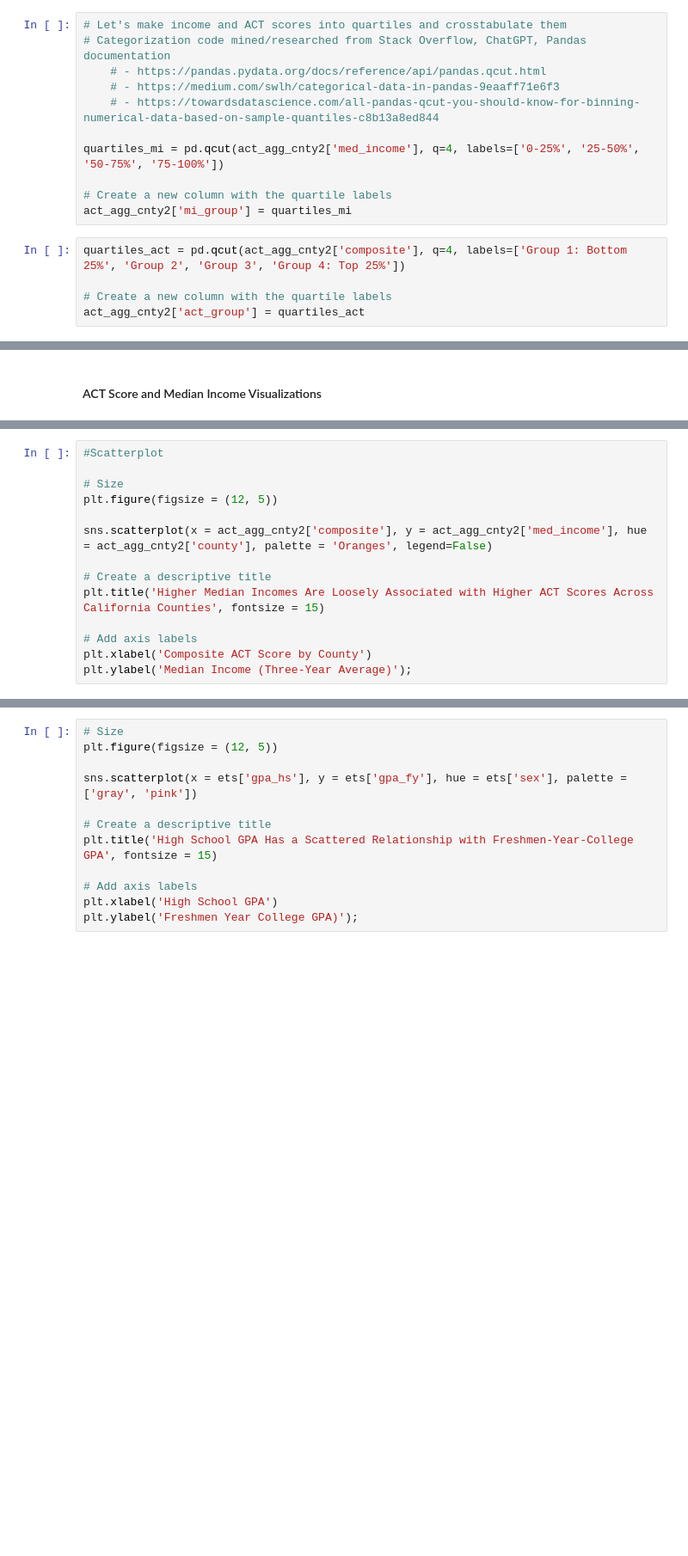
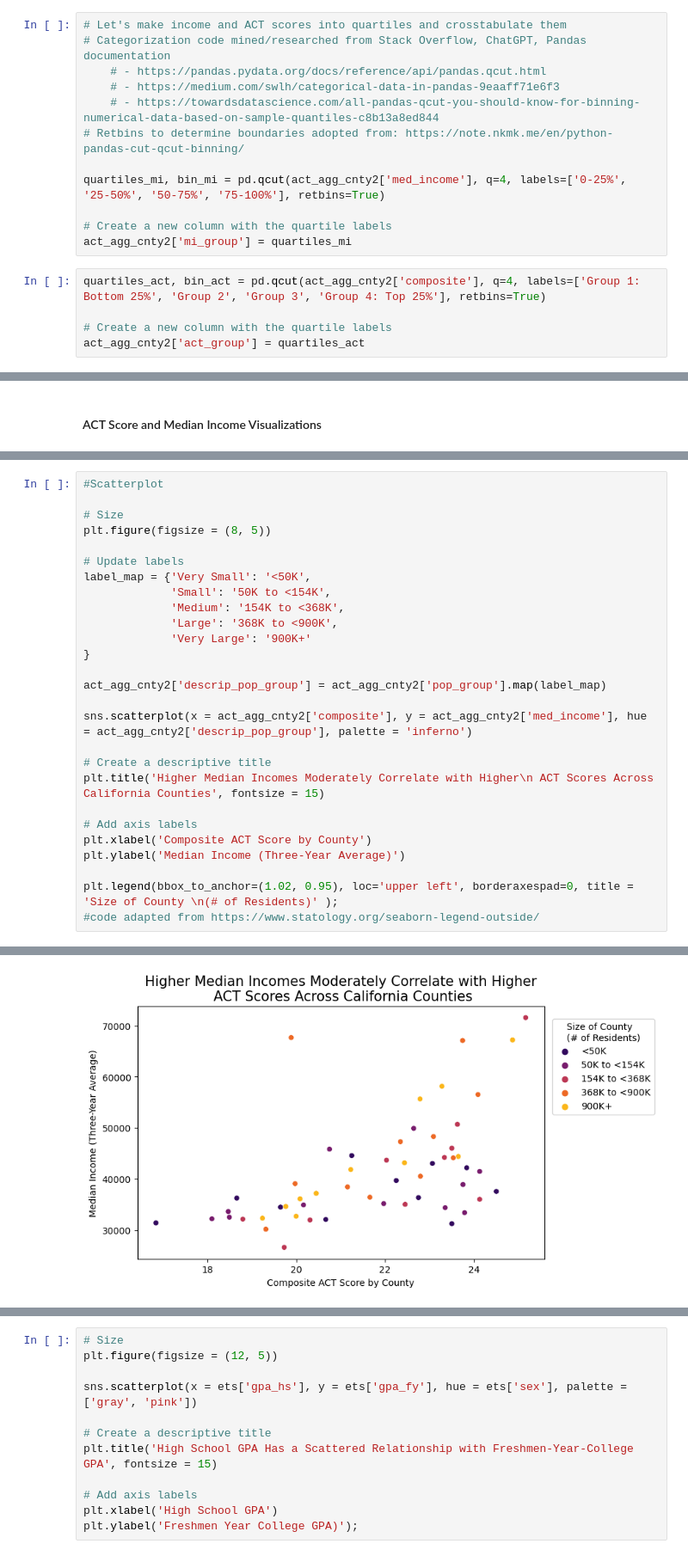
Before and after one commit to farahmalik11/project-1, a Jupyter notebook: code/starter-code.ipynb, the cells around one changed output, grey strips where cells are left out. Shown at 86% size. Saved outputs shown, nothing was run; the diff lists cells and outputs as text; blank space fills up the shorter version.

```diff
--- a/code/starter-code.ipynb
+++ b/code/starter-code.ipynb
@@ -1589,13 +1589,14 @@ act_agg_cnty2.loc[:,["county","composite"]].sort_values(['composite'], ascending
     # - https://pandas.pydata.org/docs/reference/api/pandas.qcut.html
     # - https://medium.com/swlh/categorical-data-in-pandas-9eaaff71e6f3
     # - https://towardsdatascience.com/all-pandas-qcut-you-should-know-for-binning-numerical-data-based-on-sample-quantiles-c8b13a8ed844
+# Retbins to determine boundaries adopted from: https://note.nkmk.me/en/python-pandas-cut-qcut-binning/
 
-quartiles_mi = pd.qcut(act_agg_cnty2['med_income'], q=4, labels=['0-25%', '25-50%', '50-75%', '75-100%'])
+quartiles_mi, bin_mi = pd.qcut(act_agg_cnty2['med_income'], q=4, labels=['0-25%', '25-50%', '50-75%', '75-100%'], retbins=True)
 
 # Create a new column with the quartile labels
 act_agg_cnty2['mi_group'] = quartiles_mi
 # %%
-quartiles_act = pd.qcut(act_agg_cnty2['composite'], q=4, labels=['Group 1: Bottom 25%', 'Group 2', 'Group 3', 'Group 4: Top 25%'])
+quartiles_act, bin_act = pd.qcut(act_agg_cnty2['composite'], q=4, labels=['Group 1: Bottom 25%', 'Group 2', 'Group 3', 'Group 4: Top 25%'], retbins=True)
 
 # Create a new column with the quartile labels
 act_agg_cnty2['act_group'] = quartiles_act
@@ -1877,14 +1944,27 @@ act_agg_cnty2.head()
 #Scatterplot
 
 # Size
-plt.figure(figsize = (12, 5))
+plt.figure(figsize = (8, 5))
 
-sns.scatterplot(x = act_agg_cnty2['composite'], y = act_agg_cnty2['med_income'], hue = act_agg_cnty2['county'], palette = 'Oranges', legend=False)
+# Update labels
+label_map = {'Very Small': '<50K',
+             'Small': '50K to <154K',
+             'Medium': '154K to <368K',
+             'Large': '368K to <900K',
+             'Very Large': '900K+'
+}
+
+act_agg_cnty2['descrip_pop_group'] = act_agg_cnty2['pop_group'].map(label_map)
+
+sns.scatterplot(x = act_agg_cnty2['composite'], y = act_agg_cnty2['med_income'], hue = act_agg_cnty2['descrip_pop_group'], palette = 'inferno')
 
 # Create a descriptive title
-plt.title('Higher Median Incomes Are Loosely Associated with Higher ACT Scores Across California Counties', fontsize = 15)
+plt.title('Higher Median Incomes Moderately Correlate with Higher\n ACT Scores Across California Counties', fontsize = 15)
 
 # Add axis labels
 plt.xlabel('Composite ACT Score by County')
-plt.ylabel('Median Income (Three-Year Average)');
+plt.ylabel('Median Income (Three-Year Average)')
+
+plt.legend(bbox_to_anchor=(1.02, 0.95), loc='upper left', borderaxespad=0, title = 'Size of County \n(# of Residents)' );
+#code adapted from https://www.statology.org/seaborn-legend-outside/
 # %% [output]
@@ -1893 +1971,2 @@ KeyError: 'county'
+[figure, added]
 # %% [markdown]
```
Also changed, not shown: parts of 34 cells of this notebook.
